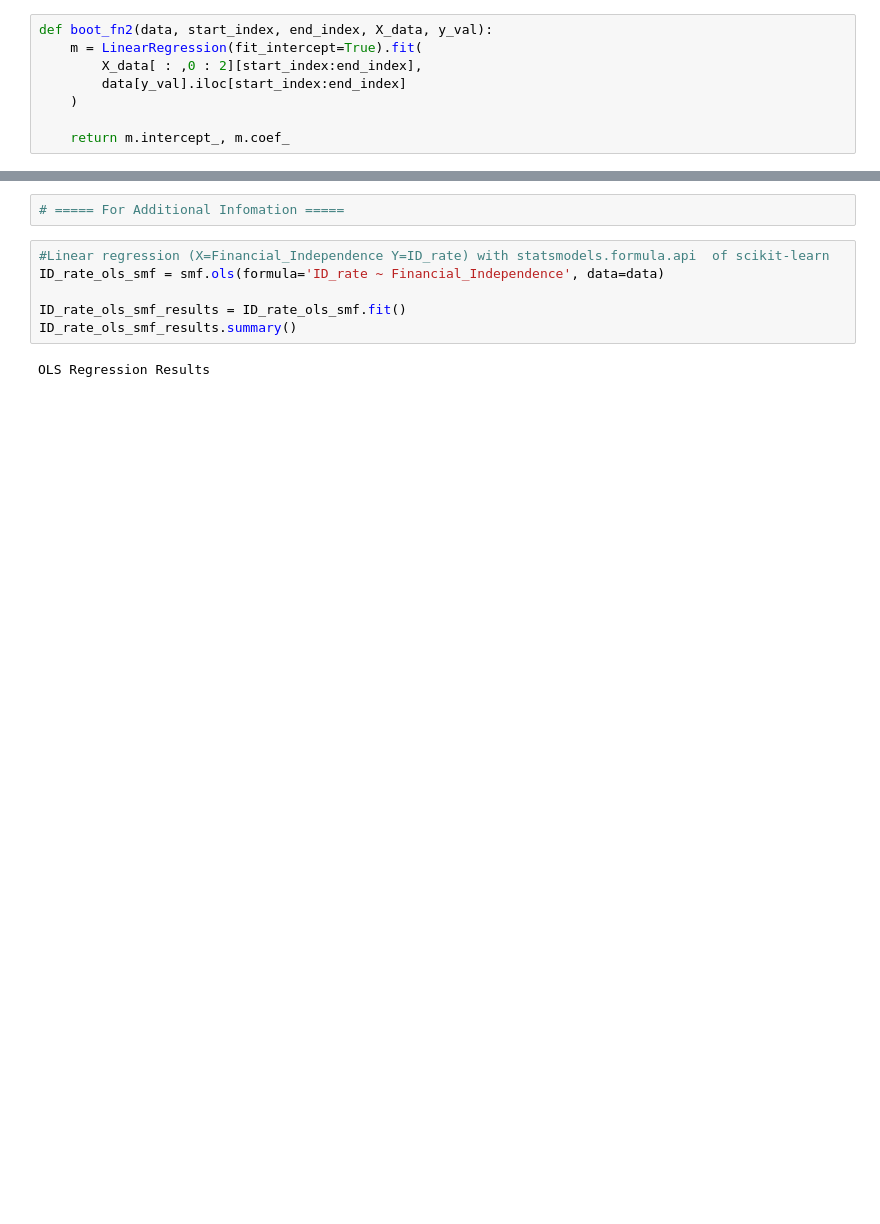
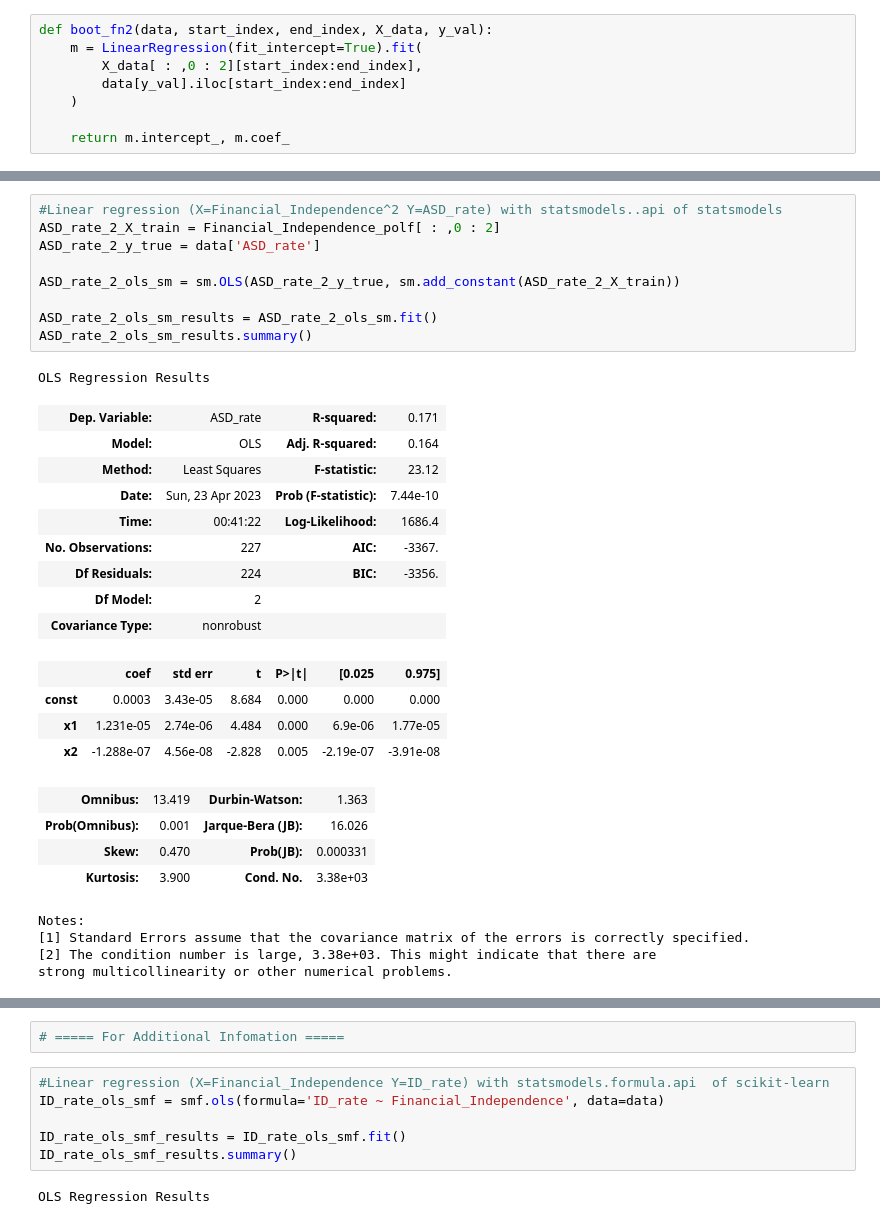
Before and after one commit to milkywaypeko/ASD_FI_Correlation, a Jupyter notebook: ASD_ID_FI_Correlation.ipynb, the cells around one changed output, grey strips where cells are left out. Saved outputs shown, nothing was run; the diff lists cells and outputs as text; blank space fills up the shorter version.

```diff
--- a/ASD_ID_FI_Correlation.ipynb
+++ b/ASD_ID_FI_Correlation.ipynb
@@ -502,0 +503,32 @@ t3 bs estimate & se -1.6597192232109927e-10 4.758458562194888e-08
+# %%
+#Linear regression (X=Financial_Independence^2 Y=ASD_rate) with statsmodels..api of statsmodels
+ASD_rate_2_X_train = Financial_Independence_polf[ : ,0 : 2]
+ASD_rate_2_y_true = data['ASD_rate']
+
+ASD_rate_2_ols_sm = sm.OLS(ASD_rate_2_y_true, sm.add_constant(ASD_rate_2_X_train))
+
+ASD_rate_2_ols_sm_results = ASD_rate_2_ols_sm.fit()
+ASD_rate_2_ols_sm_results.summary()
+# %% [output]
+OLS Regression Results
+| Dep. Variable: | ASD_rate | R-squared: | 0.171 |
+| Model: | OLS | Adj. R-squared: | 0.164 |
+| Method: | Least Squares | F-statistic: | 23.12 |
+| Date: | Sun, 23 Apr 2023 | Prob (F-statistic): | 7.44e-10 |
+| Time: | 00:41:22 | Log-Likelihood: | 1686.4 |
+| No. Observations: | 227 | AIC: | -3367. |
+| Df Residuals: | 224 | BIC: | -3356. |
+| Df Model: | 2 |  |  |
+| Covariance Type: | nonrobust |  |  |
+|  | coef | std err | t | P>|t| | [0.025 | 0.975] |
+| const | 0.0003 | 3.43e-05 | 8.684 | 0.000 | 0.000 | 0.000 |
+| x1 | 1.231e-05 | 2.74e-06 | 4.484 | 0.000 | 6.9e-06 | 1.77e-05 |
+| x2 | -1.288e-07 | 4.56e-08 | -2.828 | 0.005 | -2.19e-07 | -3.91e-08 |
+| Omnibus: | 13.419 | Durbin-Watson: | 1.363 |
+| Prob(Omnibus): | 0.001 | Jarque-Bera (JB): | 16.026 |
+| Skew: | 0.470 | Prob(JB): | 0.000331 |
+| Kurtosis: | 3.900 | Cond. No. | 3.38e+03 |
+Notes:
+[1] Standard Errors assume that the covariance matrix of the errors is correctly specified.
+[2] The condition number is large, 3.38e+03. This might indicate that there are
+strong multicollinearity or other numerical problems.
```
Also changed, not shown: parts of 13 cells of this notebook.
